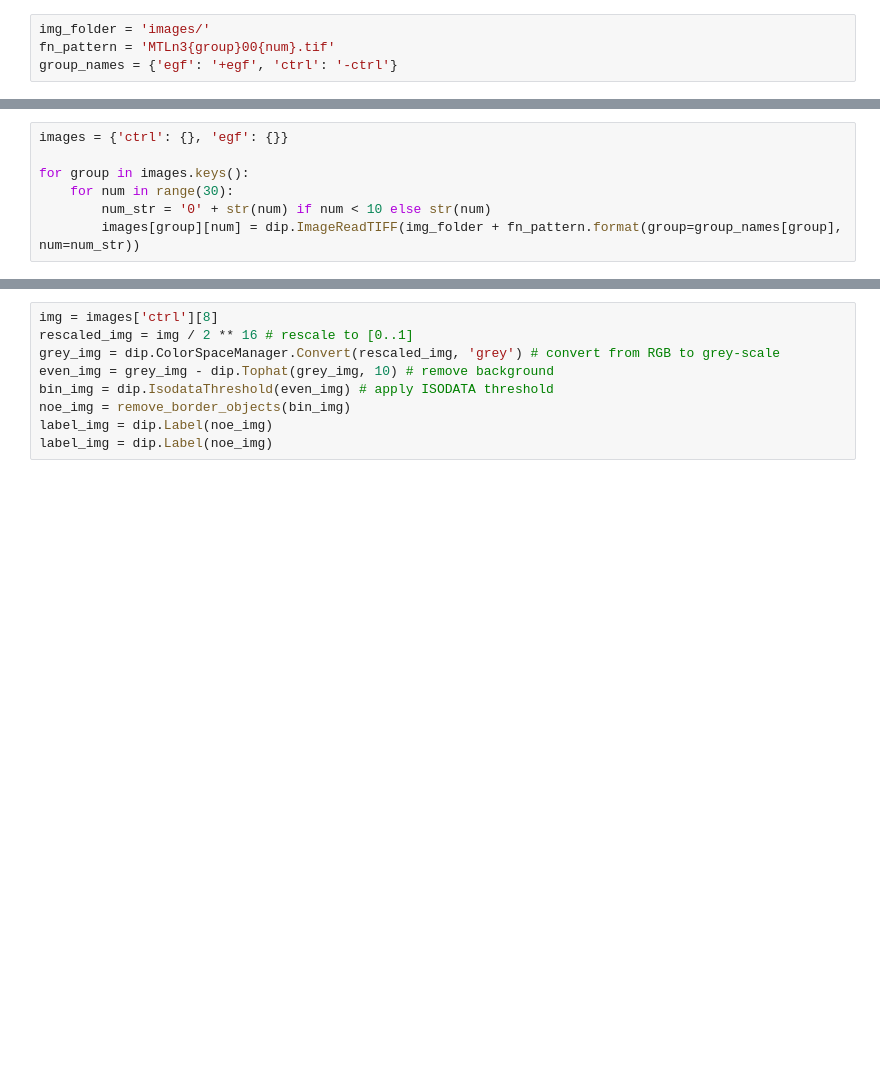
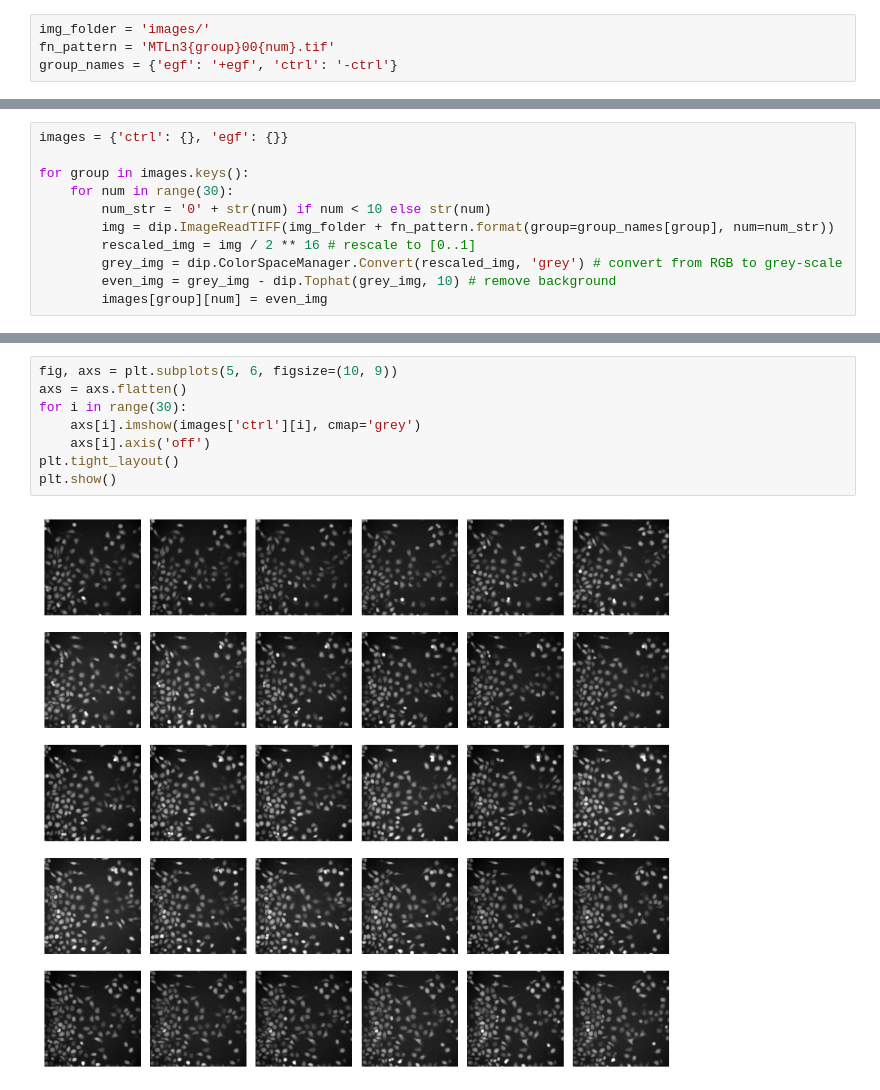
Before and after one commit to bramvaneerden/IA_Assignments, a Jupyter notebook: A4/tracking.ipynb, the cells around one changed output, grey strips where cells are left out. Drawn from its saved outputs; the diff is of its cells as text; blank space fills up the shorter version.

```diff
--- a/A4/tracking.ipynb
+++ b/A4/tracking.ipynb
@@ -26,5 +31,9 @@ images = {'ctrl': {}, 'egf': {}}
 for group in images.keys():
     for num in range(30):
         num_str = '0' + str(num) if num < 10 else str(num)
-        images[group][num] = dip.ImageReadTIFF(img_folder + fn_pattern.format(group=group_names[group], num=num_str))
+        img = dip.ImageReadTIFF(img_folder + fn_pattern.format(group=group_names[group], num=num_str))
+        rescaled_img = img / 2 ** 16 # rescale to [0..1]
+        grey_img = dip.ColorSpaceManager.Convert(rescaled_img, 'grey') # convert from RGB to grey-scale
+        even_img = grey_img - dip.Tophat(grey_img, 10) # remove background
+        images[group][num] = even_img
 # %%
@@ -40,9 +56,10 @@ for group in images.keys():
-# %%
-img = images['ctrl'][8]
-rescaled_img = img / 2 ** 16 # rescale to [0..1]
-grey_img = dip.ColorSpaceManager.Convert(rescaled_img, 'grey') # convert from RGB to grey-scale
-even_img = grey_img - dip.Tophat(grey_img, 10) # remove background
-bin_img = dip.IsodataThreshold(even_img) # apply ISODATA threshold
-noe_img = remove_border_objects(bin_img)
-label_img = dip.Label(noe_img)
-label_img = dip.Label(noe_img)
+# %%
+fig, axs = plt.subplots(5, 6, figsize=(10, 9))
+axs = axs.flatten()
+for i in range(30):
+    axs[i].imshow(images['ctrl'][i], cmap='grey')
+    axs[i].axis('off')
+plt.tight_layout()
+plt.show()
+# %% [output]
+[figure, added]
```
Also changed, not shown: parts of 27 cells of this notebook.
